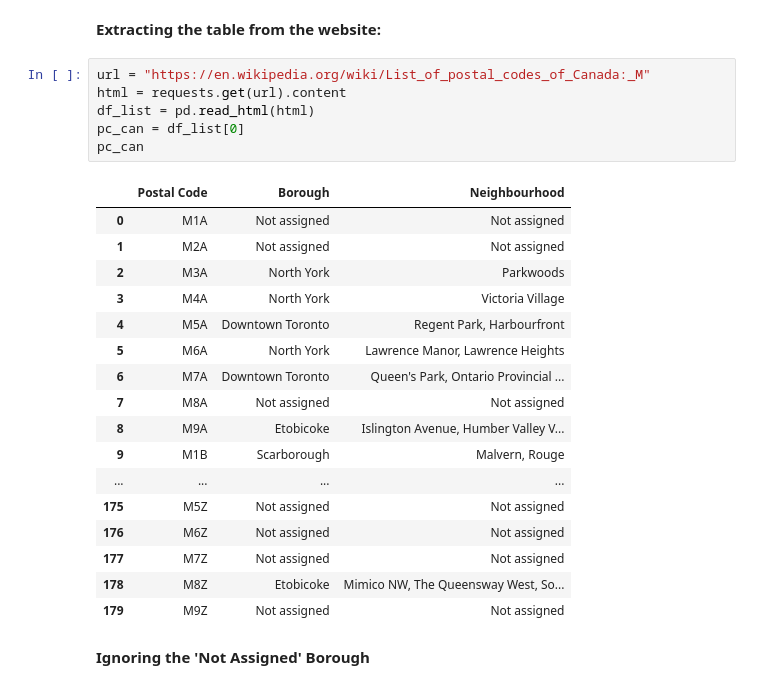
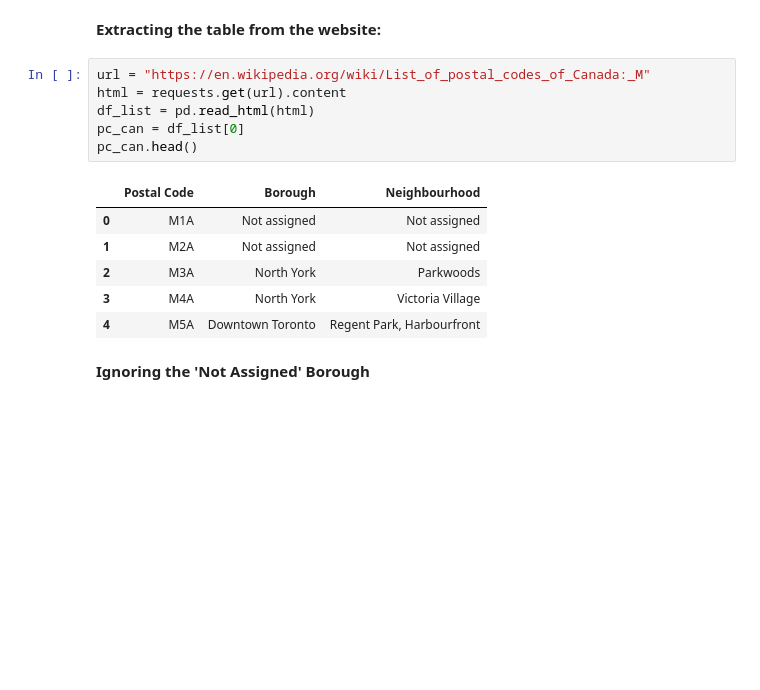
Before and after one commit to anasmghouri/Coursera_Capstone, a Jupyter notebook: Segmenting_and_Clustering_Neighborhoods_in_Toronto.ipynb, the cells around one changed output. Saved outputs shown, nothing was run; the diff lists cells and outputs as text; blank space fills up the shorter version.

```diff
--- a/Segmenting_and_Clustering_Neighborhoods_in_Toronto.ipynb
+++ b/Segmenting_and_Clustering_Neighborhoods_in_Toronto.ipynb
@@ -17,27 +17,16 @@ Requirement already satisfied: geographiclib<2,>=1.49 in /usr/local/lib/python3.
 # %%
 url = "https://en.wikipedia.org/wiki/List_of_postal_codes_of_Canada:_M"
 html = requests.get(url).content
 df_list = pd.read_html(html)
 pc_can = df_list[0]
-pc_can
+pc_can.head()
 # %% [output]
 |  | Postal Code | Borough | Neighbourhood |
 | 0 | M1A | Not assigned | Not assigned |
 | 1 | M2A | Not assigned | Not assigned |
 | 2 | M3A | North York | Parkwoods |
 | 3 | M4A | North York | Victoria Village |
 | 4 | M5A | Downtown Toronto | Regent Park, Harbourfront |
-| 5 | M6A | North York | Lawrence Manor, Lawrence Heights |
-| 6 | M7A | Downtown Toronto | Queen's Park, Ontario Provincial ... |
-| 7 | M8A | Not assigned | Not assigned |
-| 8 | M9A | Etobicoke | Islington Avenue, Humber Valley V... |
-| 9 | M1B | Scarborough | Malvern, Rouge |
-| ... | ... | ... | ... |
-| 175 | M5Z | Not assigned | Not assigned |
-| 176 | M6Z | Not assigned | Not assigned |
-| 177 | M7Z | Not assigned | Not assigned |
-| 178 | M8Z | Etobicoke | Mimico NW, The Queensway West, So... |
-| 179 | M9Z | Not assigned | Not assigned |
 # %% [markdown]
 **Ignoring the 'Not Assigned' Borough**
 # %%
```
Also changed, not shown: parts of 8 cells of this notebook.
